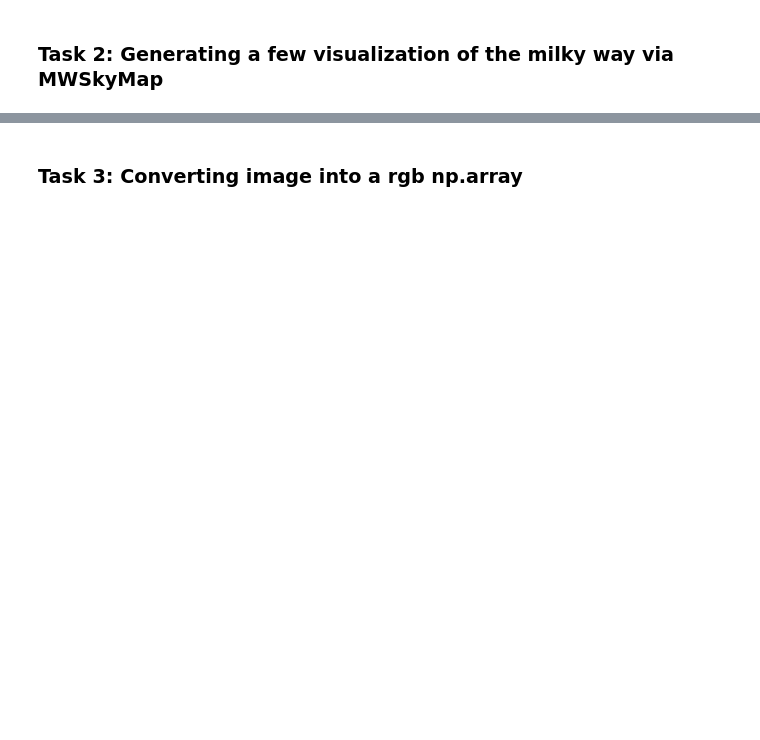
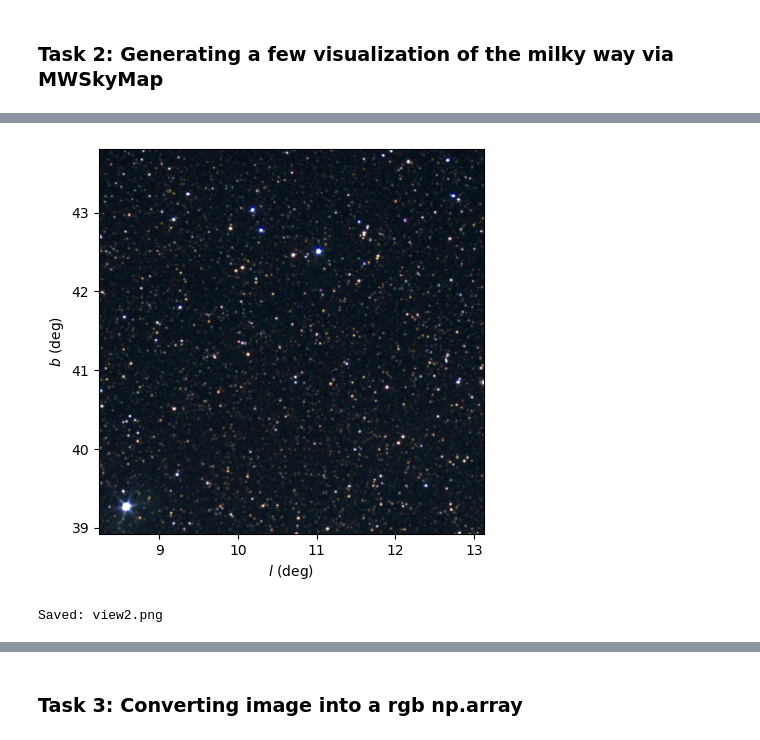
Before and after one commit to patrickteigen/Project-4---Milkyway, a Jupyter notebook: MOD300_Project4.ipynb, the cells around one changed output, grey strips where cells are left out. Saved outputs shown, nothing was run; the diff lists cells and outputs as text; code cells hidden in the pictures; blank space fills up the shorter version.

```diff
--- a/MOD300_Project4.ipynb
+++ b/MOD300_Project4.ipynb
@@ -45,0 +86,10 @@ from sklearn.linear_model import LinearRegression
+# %%
+chocolate_milkyway(
+    center=(38448, 148920),
+    radius=(8800, 8800),        ### Call function 2
+    title="",                   ### Found online that this was the coordinates for the andromeda
+    filename="view2.png"
+)
+# %% [output]
+[figure, added]
+Saved: view2.png
```
Also changed, not shown: parts of 20 cells of this notebook, 11 other files.
